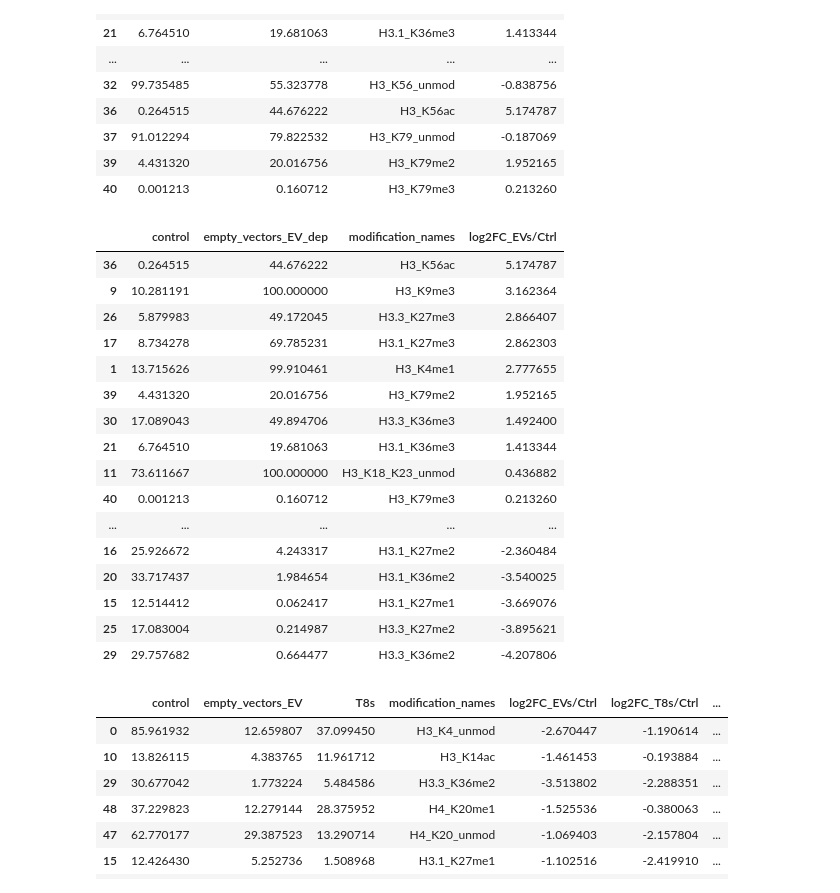
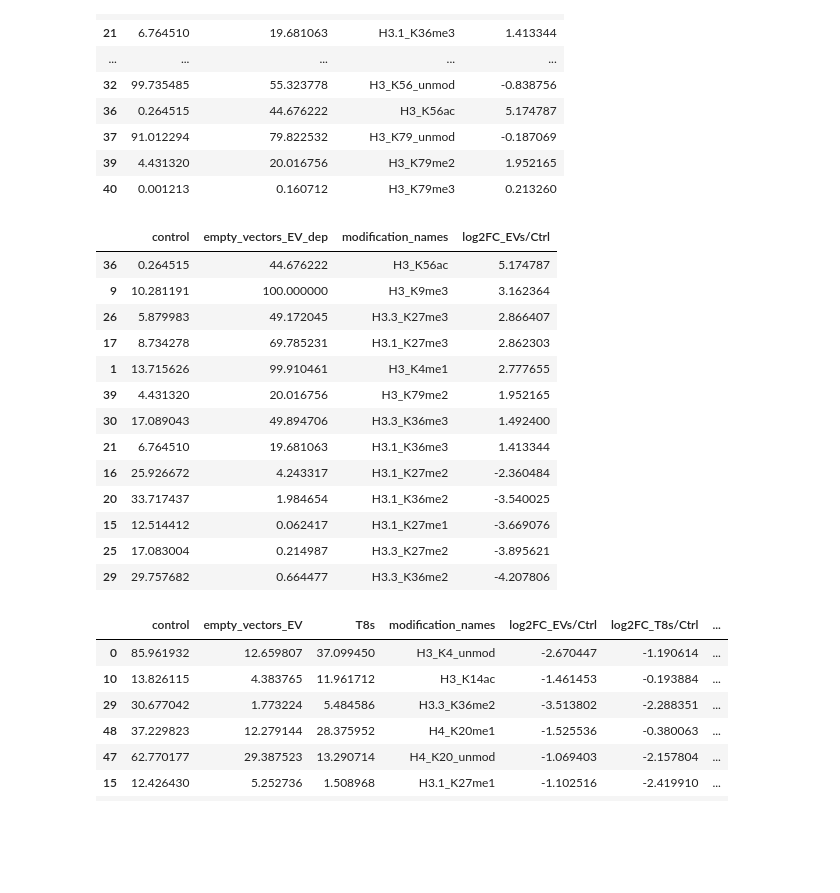
Before and after one commit to anuprulez/nanodiag_biomarker_prediction, a Jupyter notebook: ukfr_analysis/analyse_histone_mod_datapercbr_bySite.ipynb, the cells around one changed output. Drawn from its saved outputs; the diff is of its cells as text; code cells hidden in the pictures; blank space fills up the shorter version.

```diff
--- a/ukfr_analysis/analyse_histone_mod_datapercbr_bySite.ipynb
+++ b/ukfr_analysis/analyse_histone_mod_datapercbr_bySite.ipynb
@@ -331,22 +331,20 @@ df_conditions_ctrl_ev_dep
 | 39 | 4.431320 | 20.016756 | H3_K79me2 | 1.952165 |
 | 40 | 0.001213 | 0.160712 | H3_K79me3 | 0.213260 |
 # %%
+df_conditions_ctrl_ev_dep = df_conditions_ctrl_ev_dep[(df_conditions_ctrl_ev_dep["log2FC_EVs/Ctrl"] < -1) | (df_conditions_ctrl_ev_dep["log2FC_EVs/Ctrl"] >= 1)]
 df_conditions_ctrl_ev_dep = df_conditions_ctrl_ev_dep.sort_values(by="log2FC_EVs/Ctrl", ascending=False)
-df_conditions_ctrl_ev_dep.to_csv("log2foldchange_histone_modifications_EV_dep_ctrl.csv", sep="\t", index=None)
+df_conditions_ctrl_ev_dep.to_csv(output_path + "log2foldchange_histone_modifications_EV_dep_ctrl.csv", sep="\t", index=None)
 df_conditions_ctrl_ev_dep
 # %% [output]
 |  | control | empty_vectors_EV_dep | modification_names | log2FC_EVs/Ctrl |
 | 36 | 0.264515 | 44.676222 | H3_K56ac | 5.174787 |
 | 9 | 10.281191 | 100.000000 | H3_K9me3 | 3.162364 |
 | 26 | 5.879983 | 49.172045 | H3.3_K27me3 | 2.866407 |
 | 17 | 8.734278 | 69.785231 | H3.1_K27me3 | 2.862303 |
 | 1 | 13.715626 | 99.910461 | H3_K4me1 | 2.777655 |
 | 39 | 4.431320 | 20.016756 | H3_K79me2 | 1.952165 |
 | 30 | 17.089043 | 49.894706 | H3.3_K36me3 | 1.492400 |
 | 21 | 6.764510 | 19.681063 | H3.1_K36me3 | 1.413344 |
-| 11 | 73.611667 | 100.000000 | H3_K18_K23_unmod | 0.436882 |
-| 40 | 0.001213 | 0.160712 | H3_K79me3 | 0.213260 |
-| ... | ... | ... | ... | ... |
 | 16 | 25.926672 | 4.243317 | H3.1_K27me2 | -2.360484 |
 | 20 | 33.717437 | 1.984654 | H3.1_K36me2 | -3.540025 |
 | 15 | 12.514412 | 0.062417 | H3.1_K27me1 | -3.669076 |
```
Also changed, not shown: parts of 3 cells of this notebook.
